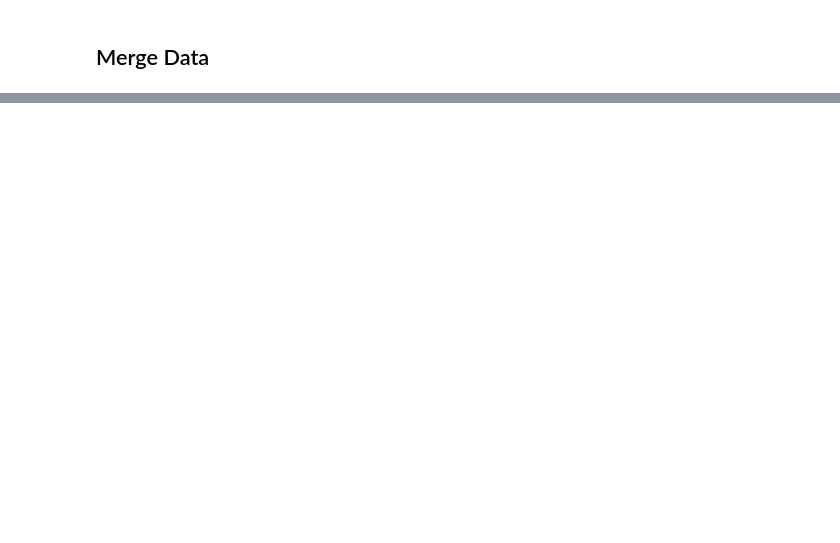
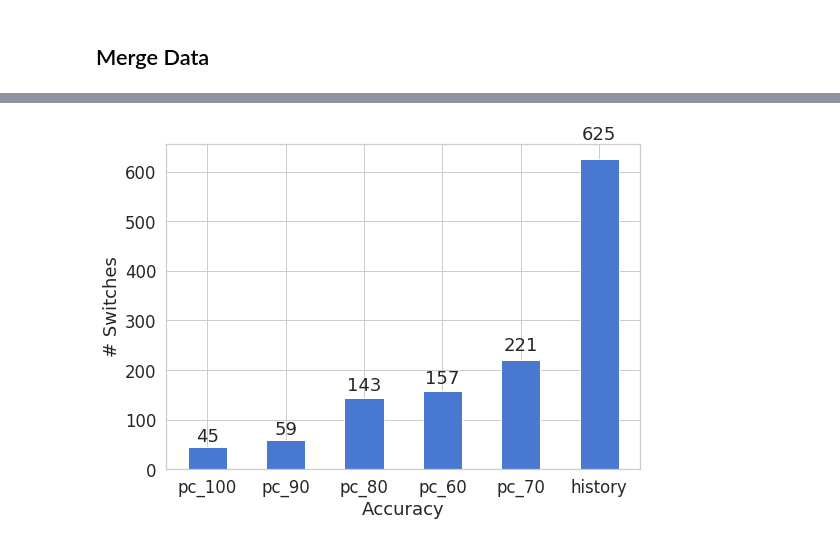
Before and after one commit to CN-UPB/Pishahang, a Jupyter notebook: son-mano-framework/plugins/son-mano-traffic-forecast/notebooks/Policy/policy_generator_trials.ipynb, the cells around one changed output, grey strips where cells are left out. Drawn from its saved outputs; the diff is of its cells as text; code cells hidden in the pictures; blank space fills up the shorter version.

```diff
--- a/son-mano-framework/plugins/son-mano-traffic-forecast/notebooks/Policy/policy_generator_trials.ipynb
+++ b/son-mano-framework/plugins/son-mano-traffic-forecast/notebooks/Policy/policy_generator_trials.ipynb
@@ -460,3 +465,46 @@ Name: history, dtype: int64
+# %%
+import matplotlib.pyplot as plt
+import seaborn as sns
+def autolabel(rects):
+    """
+    Attach a text label above each bar displaying its height
+    """
+    for rect in rects:
+        height = rect.get_height()
+        ax.text(rect.get_x() + rect.get_width()/2., 1.05*height,
+                '%d' % int(height),
+                ha='center', va='bottom')
+
+lists = sorted(switch_counter.items(), key=lambda kv: kv[1])
+
+x, y = zip(*lists) # unpack a list of pairs into two tuples
+
+X_LABEL = 'Accuracy'
+Y_LABEL = '# Switches'
+
+ind = np.arange(len(x))
+width = 0.5
+sns.set(style='whitegrid', palette='muted', font_scale=1.5)
+
+fig, ax = plt.subplots(figsize=(8,6))
+
+rects1 = ax.bar(ind, y, width, color = 'b')
+autolabel(rects1)
+
+# Labels, title and custom x-axis tick labels, etc.
+ax.set_title('')
+
+ax.set_xlabel(X_LABEL)
+ax.set_ylabel(Y_LABEL)
+ax.set_xticks(ind)
+ax.set_xticklabels(x)
+
+# ax.legend()
+fig.tight_layout()
+
+# plt.show()
+# %% [output]
+[figure, added]
 # %%
 # https://stackoverflow.com/questions/53766397/how-to-center-the-grid-of-a-plot-on-scatter-points
 # https://stackoverflow.com/questions/47684652/how-to-customize-marker-colors-and-shapes-in-scatter-plot
```
Also changed, not shown: parts of 11 cells of this notebook, 5 other files.
